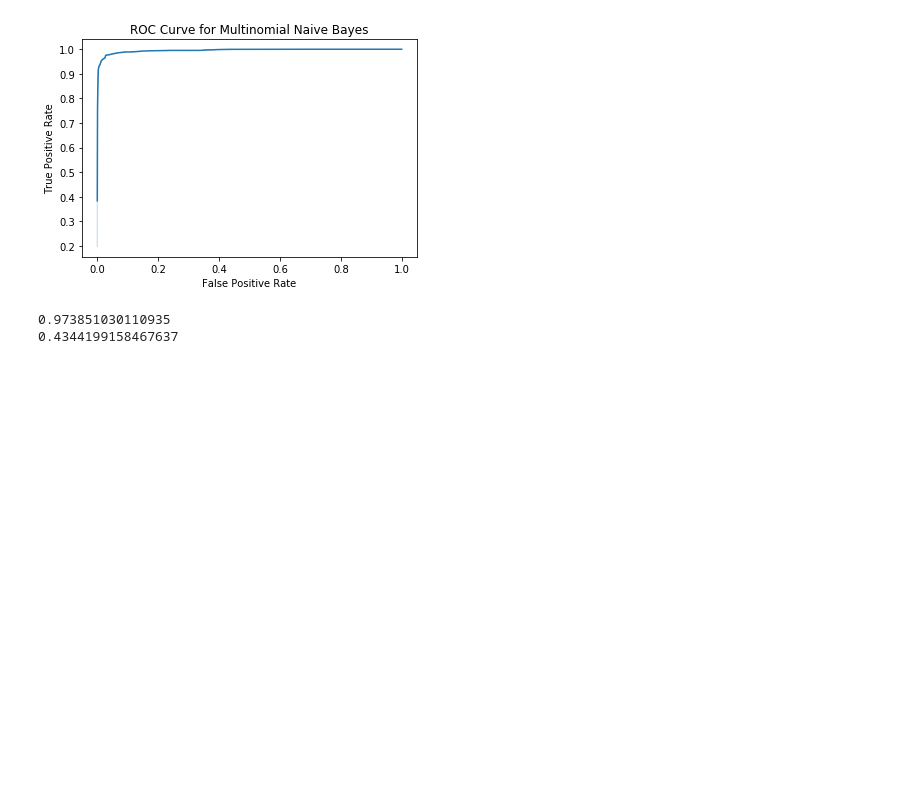
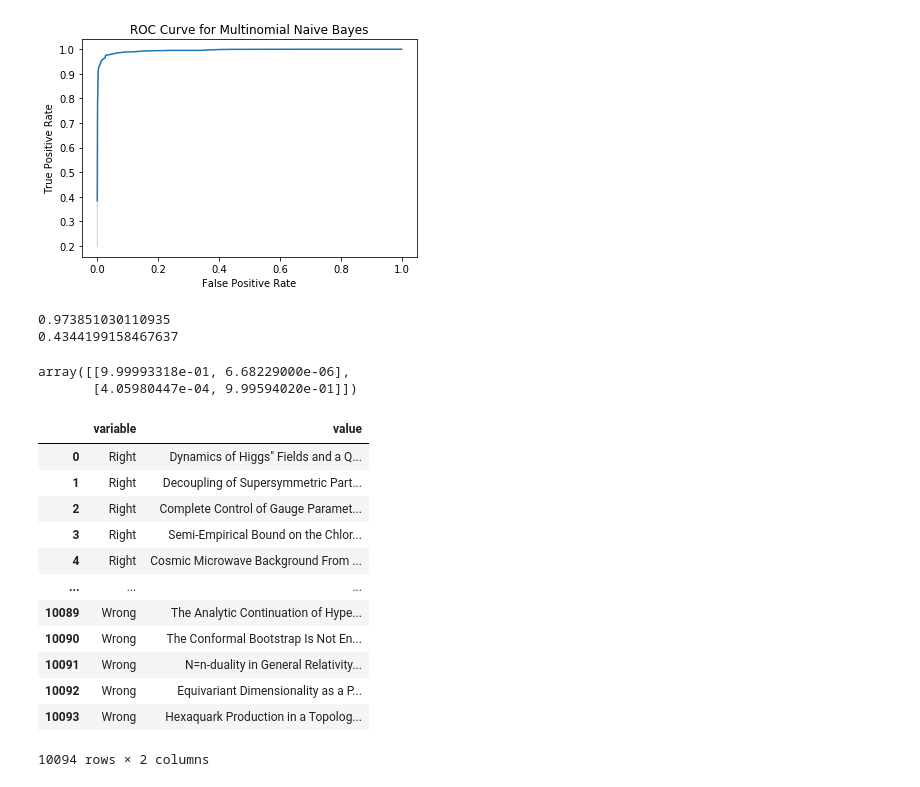
Before and after one commit to SoyBison/ArxivVsSnarxiv, a Jupyter notebook: breadboard.ipynb, the cells around one changed output. Cells and saved outputs as stored; diff of their text form; code cells hidden in the pictures; blank space fills up the shorter version.

```diff
--- a/breadboard.ipynb
+++ b/breadboard.ipynb
@@ -54,3 +54,26 @@ with open('nbmodel.pkl', 'wb') as f:
 # %%
 with open('nbmodel.pkl', 'rb') as f:
     nb, thr = pickle.load(f)
+# %%
+dr = s.start_driver()
+ops = s.get_options(dr)
+nb.predict_proba(o.text for o in ops)[:, 1]
+# %% [output]
+array([[9.99993318e-01, 6.68229000e-06],
+       [4.05980447e-04, 9.99594020e-01]])
+# %%
+avs
+# %% [output]
+|  | variable | value |
+| 0 | Right | Dynamics of Higgs" Fields and a Q... |
+| 1 | Right | Decoupling of Supersymmetric Part... |
+| 2 | Right | Complete Control of Gauge Paramet... |
+| 3 | Right | Semi-Empirical Bound on the Chlor... |
+| 4 | Right | Cosmic Microwave Background From ... |
+| ... | ... | ... |
+| 10089 | Wrong | The Analytic Continuation of Hype... |
+| 10090 | Wrong | The Conformal Bootstrap Is Not En... |
+| 10091 | Wrong | N=n-duality in General Relativity... |
+| 10092 | Wrong | Equivariant Dimensionality as a P... |
+| 10093 | Wrong | Hexaquark Production in a Topolog... |
+10094 rows × 2 columns
```
Also changed, not shown: 1 other file.
